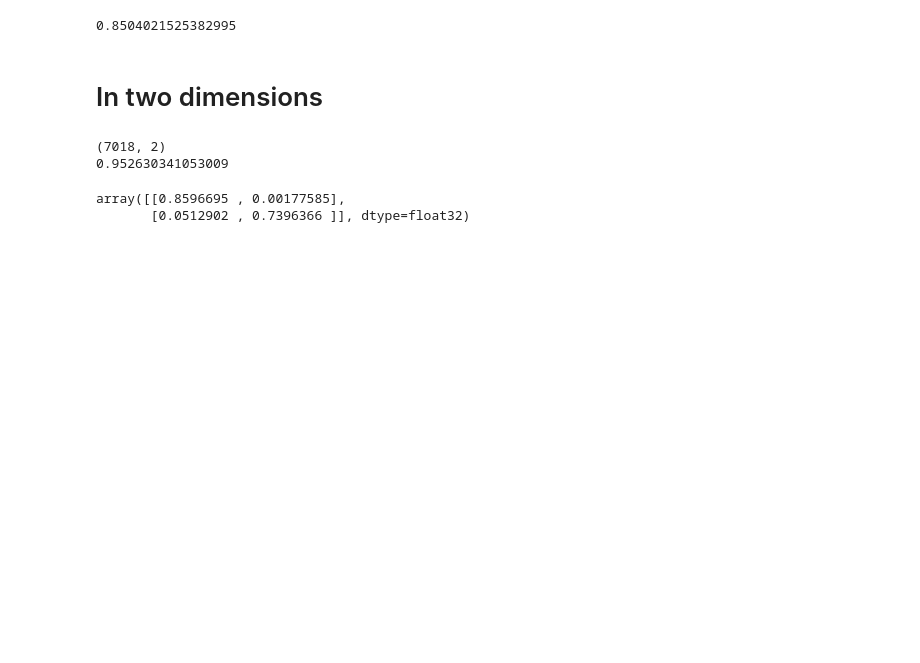
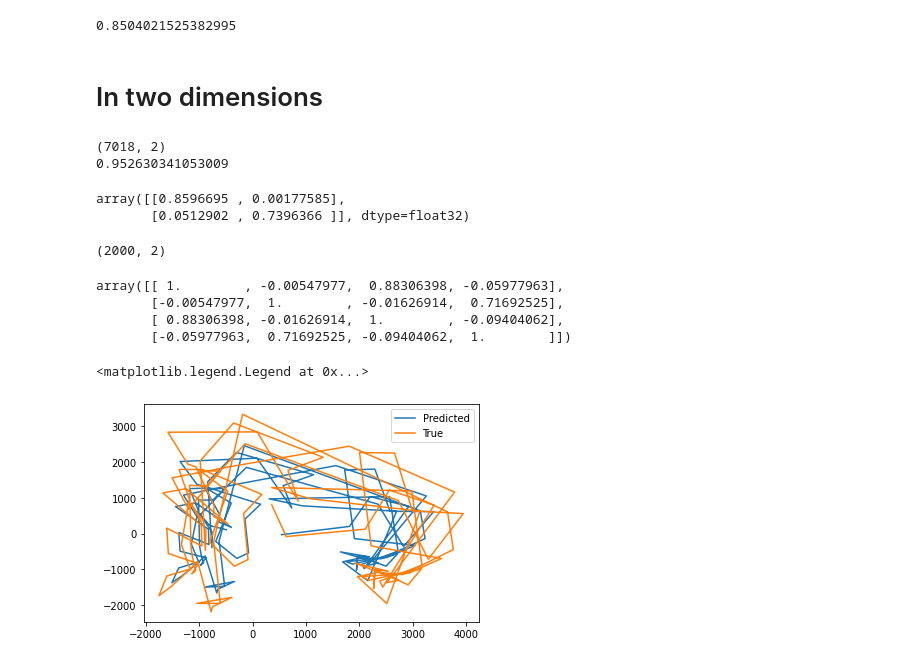
Before and after one commit to mariakesa/NeuroPixelsDataAnalysis, a Jupyter notebook: CarsenMarius/LinearDynamicalSystem.ipynb, the cells around one changed output. Saved outputs shown, nothing was run; the diff lists cells and outputs as text; code cells hidden in the pictures; blank space fills up the shorter version.

Commit message:
Corrs and plots

```diff
--- a/CarsenMarius/LinearDynamicalSystem.ipynb
+++ b/CarsenMarius/LinearDynamicalSystem.ipynb
@@ -104,3 +104,32 @@ reg.coef_
 # %% [output]
 array([[0.8596695 , 0.00177585],
        [0.0512902 , 0.7396366 ]], dtype=float32)
+# %%
+y_preds=[]
+for j in range(0,2000):
+    y_pred=reg.coef_@x_test[j]
+    y_preds.append(y_pred)
+# %%
+y_preds=np.array(y_preds)
+# %%
+y_preds.shape
+# %% [output]
+(2000, 2)
+# %%
+y_test=np.array(y_test)
+# %%
+np.corrcoef(y_preds.T,y_test.T)
+# %% [output]
+array([[ 1.        , -0.00547977,  0.88306398, -0.05977963],
+       [-0.00547977,  1.        , -0.01626914,  0.71692525],
+       [ 0.88306398, -0.01626914,  1.        , -0.09404062],
+       [-0.05977963,  0.71692525, -0.09404062,  1.        ]])
+# %%
+import matplotlib.pyplot as plt
+
+plt.plot(y_preds[:100,0],y_preds[:100,1],label='Predicted')
+plt.plot(y_test[:100,0],y_test[:100,1],label='True')
+plt.legend()
+# %% [output]
+<matplotlib.legend.Legend at 0x...>
+[figure, added]
```
